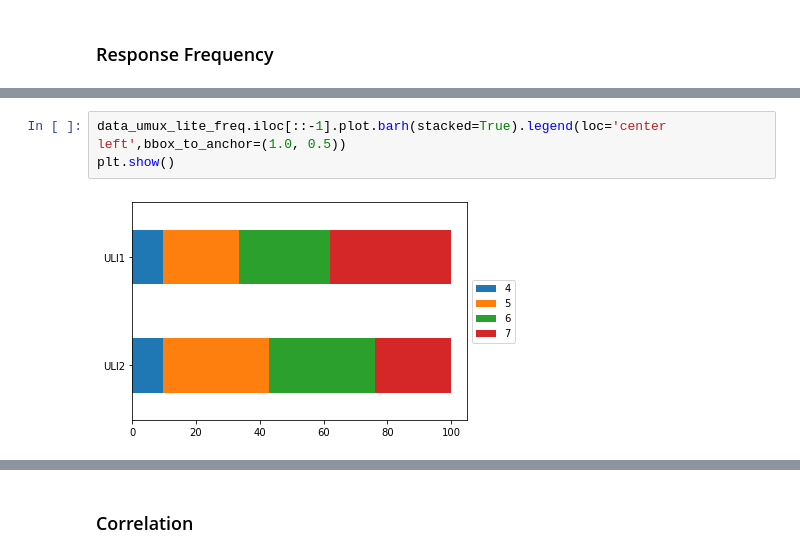
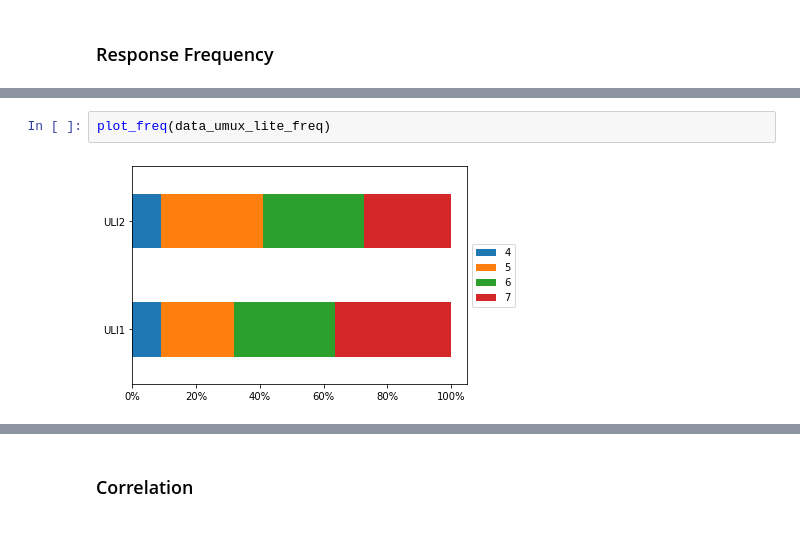
Before and after one commit to YanuX-Framework/YanuX-Cruncher, a Jupyter notebook: YanuXSkeletronUserStudy.ipynb, the cells around one changed output, grey strips where cells are left out. Saved outputs shown, nothing was run; the diff lists cells and outputs as text.

```diff
--- a/YanuXSkeletronUserStudy.ipynb
+++ b/YanuXSkeletronUserStudy.ipynb
@@ -991,5 +1130,4 @@ data_umux_lite_freq
 # %%
-data_umux_lite_freq.iloc[::-1].plot.barh(stacked=True).legend(loc='center left',bbox_to_anchor=(1.0, 0.5))
-plt.show()
+plot_freq(data_umux_lite_freq)
 # %% [output]
-[figure, old version]
+[figure, new version]
```
Also changed, not shown: parts of 81 cells of this notebook, 3 other files.
